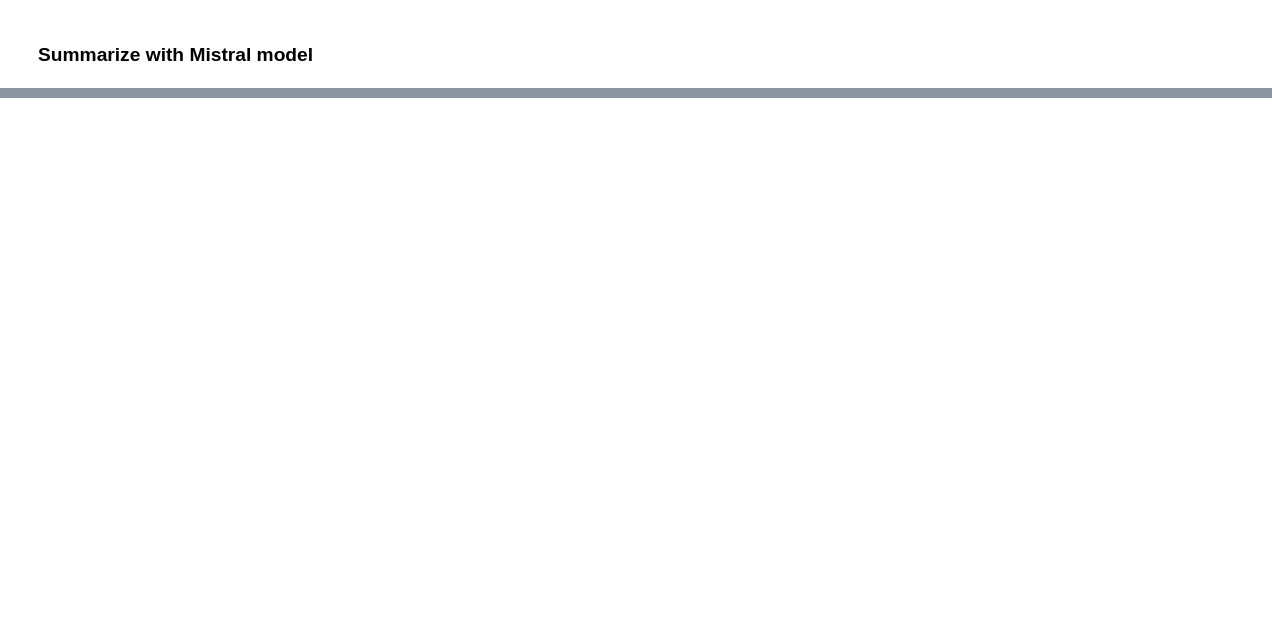
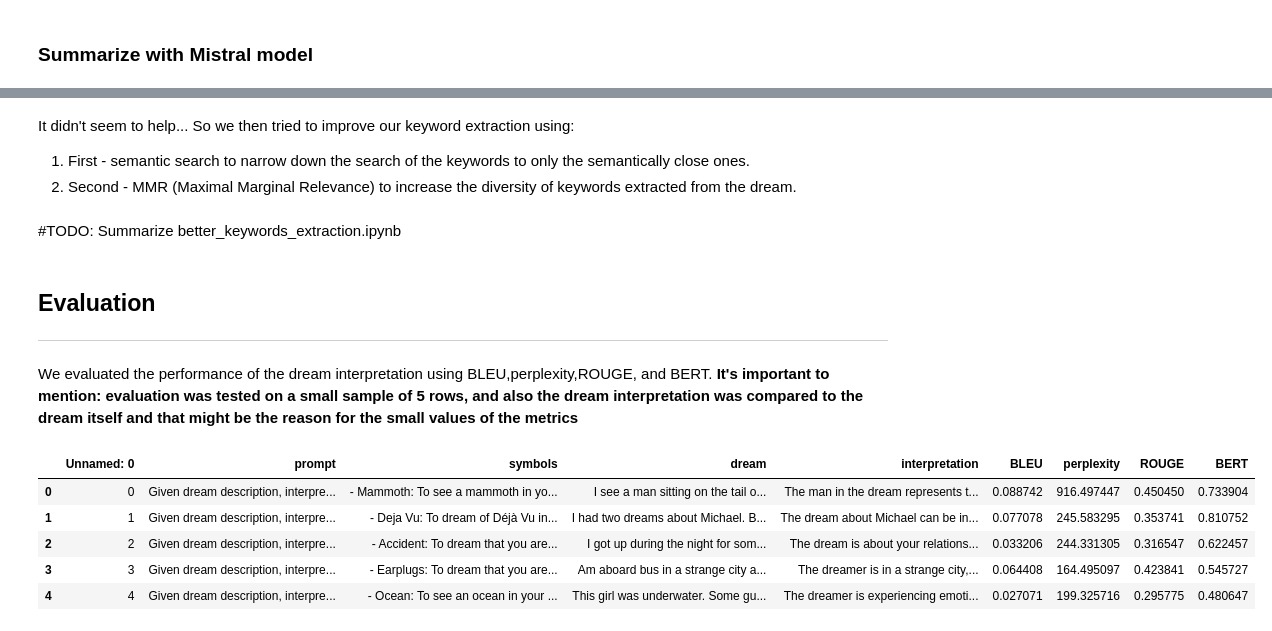
Before and after one commit to Barack-Samuni/Dream-Interpreter, a Jupyter notebook: Dream-Interpreter.ipynb, the cells around one changed output, grey strips where cells are left out. Cells and saved outputs as stored; diff of their text form; code cells hidden in the pictures; blank space fills up the shorter version.

```diff
--- a/Dream-Interpreter.ipynb
+++ b/Dream-Interpreter.ipynb
@@ -157,3 +316,28 @@ path = f"output/{model_name_short}_{tstp}"
 save_df_as_pretty_html(save_df, path + ".html")
 
 save_df.to_csv(path + ".csv")
+# %% [markdown]
+It didn't seem to help... So we then tried to improve our keyword extraction using:
+1. First - semantic search to narrow down the search of the keywords to only the semantically close ones.
+2. Second - MMR (Maximal Marginal Relevance) to increase the diversity of keywords extracted from the dream.
+# %% [markdown]
+#TODO: Summarize better_keywords_extraction.ipynb
+# %% [markdown]
+## **Evaluation**
+***
+# %% [markdown]
+We evaluated the performance of the dream interpretation using BLEU,perplexity,ROUGE, and BERT. **It's important to mention: evaluation was tested on a small sample of 5 rows, and also the dream interpretation was compared to the dream itself and that might be the reason for the small values of the metrics**
+# %%
+from evaluation import evaluate_dream_interpretations
+import pandas as pd
+dreams_interpretations_df = pd.read_csv('datasets/Mistral-7B-Instruct-v0.2_25.04.17-16.csv')
+dreams_interpretations_df = evaluate_dream_interpretations(dreams_interpretations_df)
+dreams_interpretations_df.to_csv('datasets/Mistral-7B-Instruct-v0.2_25.04.17-16_evaluated.csv', index=False)
+dreams_interpretations_df
+# %% [output]
+|  | Unnamed: 0 | prompt | symbols | dream | interpretation | BLEU | perplexity | ROUGE | BERT |
+| 0 | 0 | Given dream description, interpre... | - Mammoth: To see a mammoth in yo... | I see a man sitting on the tail o... | The man in the dream represents t... | 0.088742 | 916.497447 | 0.450450 | 0.733904 |
+| 1 | 1 | Given dream description, interpre... | - Deja Vu: To dream of Déjà Vu in... | I had two dreams about Michael. B... | The dream about Michael can be in... | 0.077078 | 245.583295 | 0.353741 | 0.810752 |
+| 2 | 2 | Given dream description, interpre... | - Accident: To dream that you are... | I got up during the night for som... | The dream is about your relations... | 0.033206 | 244.331305 | 0.316547 | 0.622457 |
+| 3 | 3 | Given dream description, interpre... | - Earplugs: To dream that you are... | Am aboard bus in a strange city a... | The dreamer is in a strange city,... | 0.064408 | 164.495097 | 0.423841 | 0.545727 |
+| 4 | 4 | Given dream description, interpre... | - Ocean: To see an ocean in your ... | This girl was underwater. Some gu... | The dreamer is experiencing emoti... | 0.027071 | 199.325716 | 0.295775 | 0.480647 |
```
Also changed, not shown: parts of 32 cells of this notebook, 2 other files.
